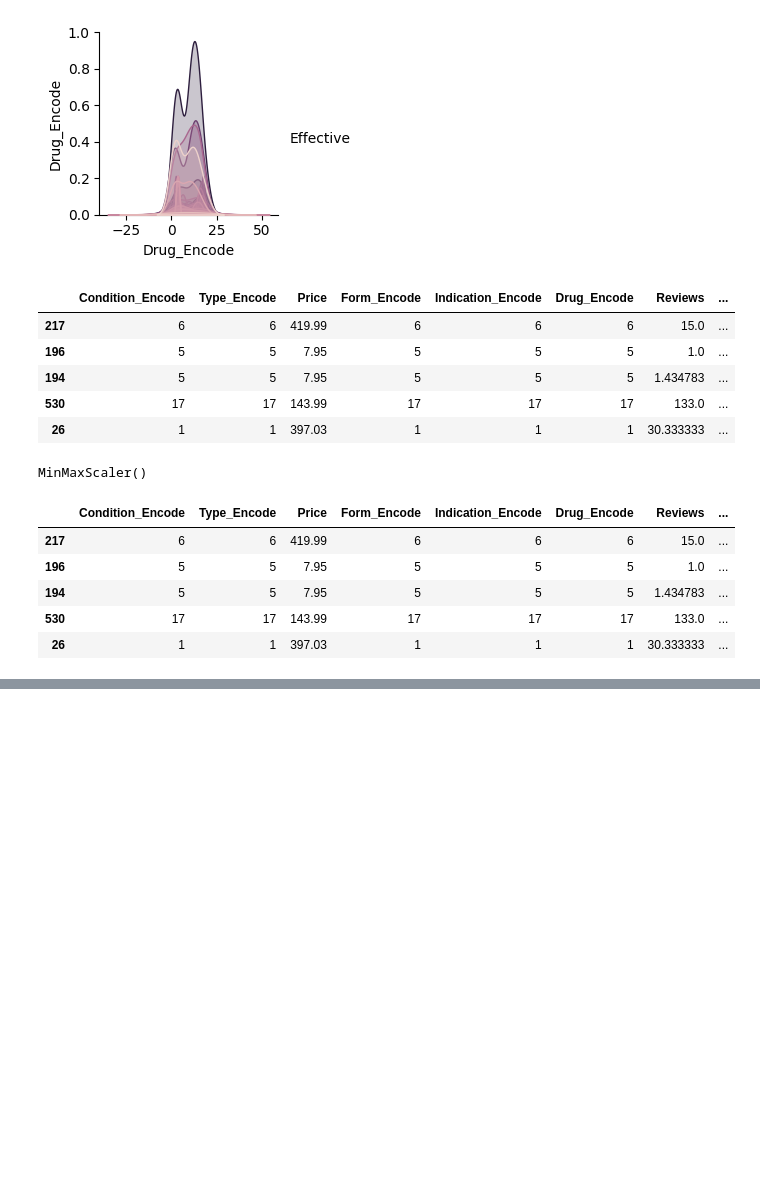
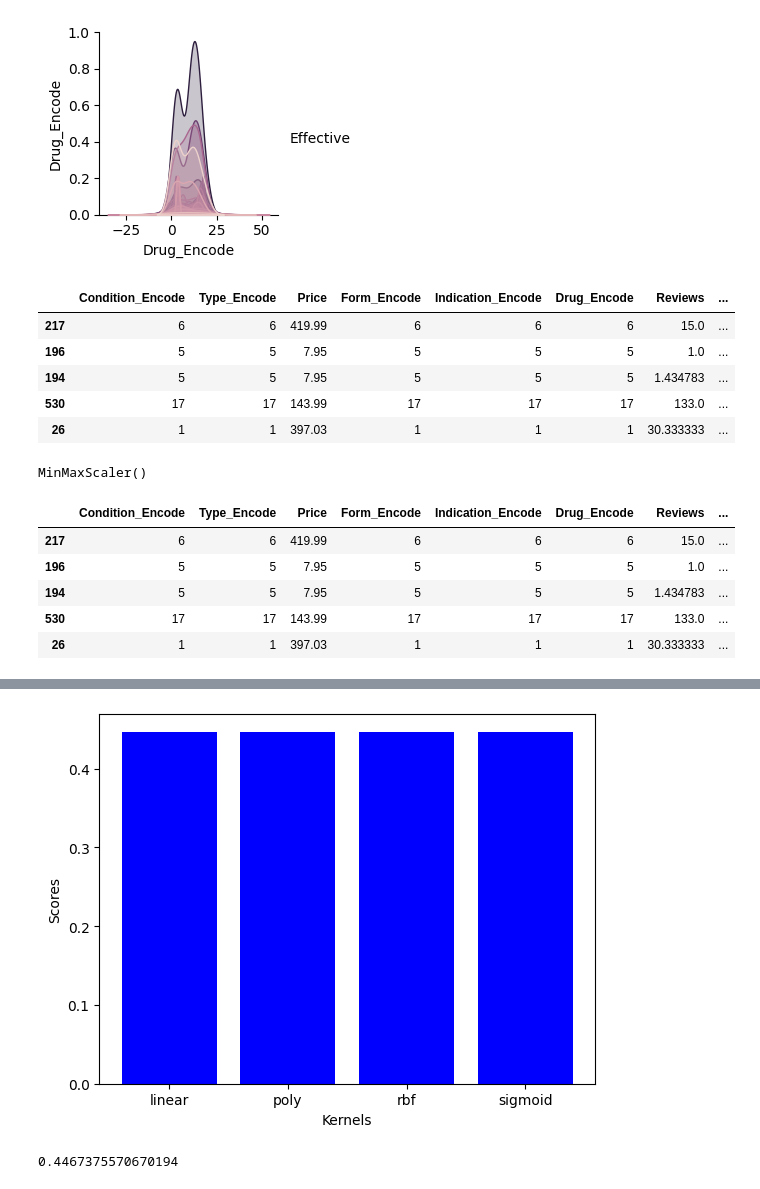
Before and after one commit to AaryanAnand10/Drug-Performance-Evaluation, a Jupyter notebook: Drug_Performance_Evaluation_.ipynb, the cells around one changed output, grey strips where cells are left out. Cells and saved outputs as stored; diff of their text form; code cells hidden in the pictures; blank space fills up the shorter version.

```diff
--- a/Drug_Performance_Evaluation_.ipynb
+++ b/Drug_Performance_Evaluation_.ipynb
@@ -243,0 +277,9 @@ plt.show()
+# %%
+from sklearn.svm import SVR
+
+def get_score(kernel):
+    model = SVR(kernel=kernel)
+    model = LinearRegression()
+    model.fit(X_train,y_train)
+    y_preds = model.predict(X_test)
+    return mean_absolute_error(y_test,y_preds)
@@ -243,0 +295,17 @@ plt.show()
+# %%
+plt.bar(np.array(kernels), np.array(scores), color='blue')
+
+# Adding labels and title
+plt.xlabel('Kernels')
+plt.ylabel('Scores')
+plt.show()
+# %% [output]
+[figure, added]
+# %%
+model = SVR(kernel='linear')
+model = LinearRegression()
+model.fit(X_train,y_train)
+y_preds = model.predict(X_test)
+mean_absolute_error(y_test,y_preds)
+# %% [output]
+0.4467375570670194
```
Also changed, not shown: parts of 15 cells of this notebook.
